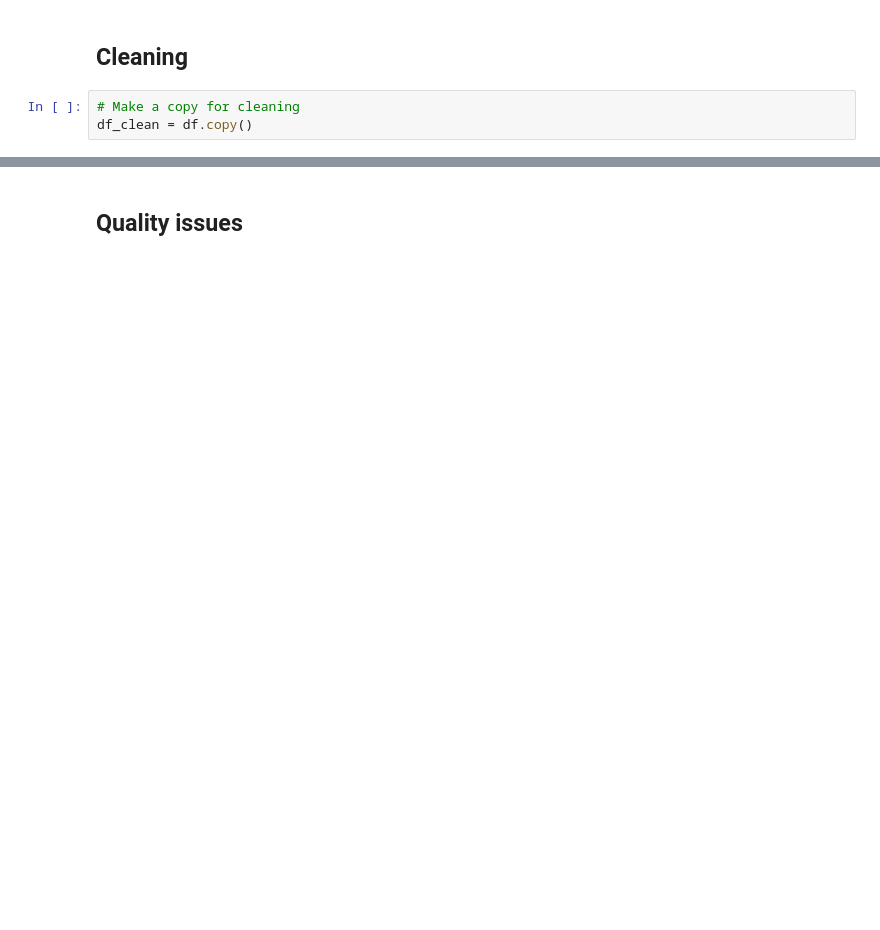
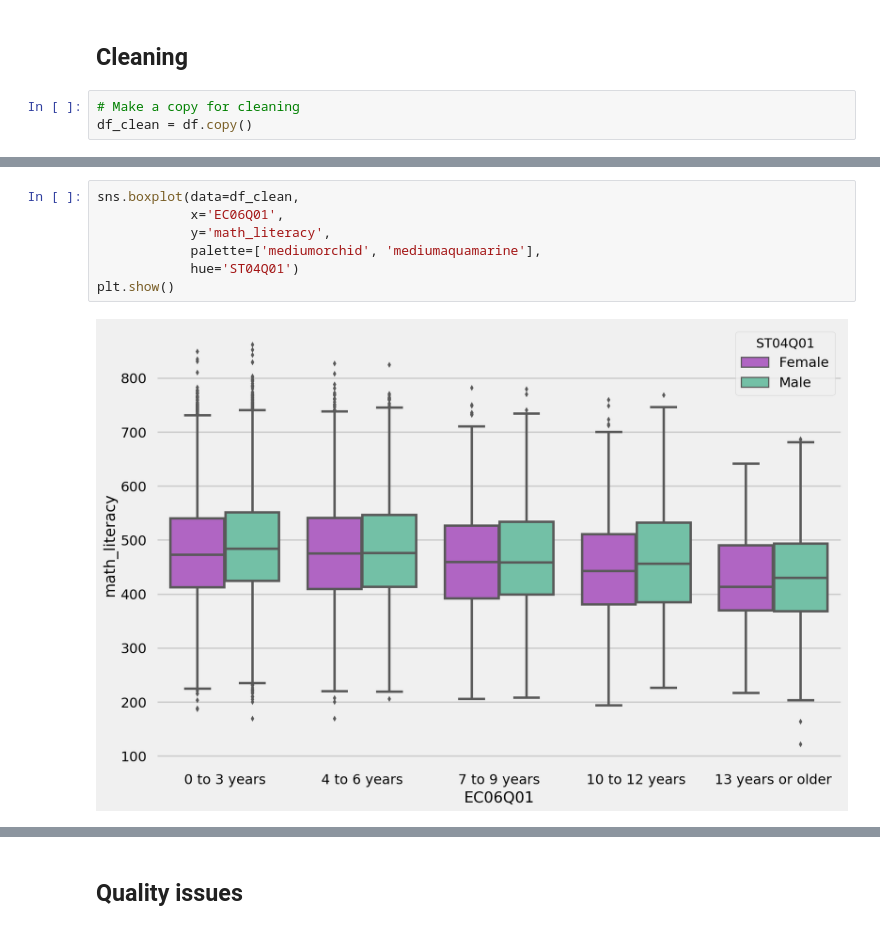
Before and after one commit to kennethn/data-analyst-nanodegree, a Jupyter notebook: 5_Communicate_Data_Findings/PISA_Data_Exploration.ipynb, the cells around one changed output, grey strips where cells are left out. Drawn from its saved outputs; the diff is of its cells as text; blank space fills up the shorter version.

```diff
--- a/5_Communicate_Data_Findings/PISA_Data_Exploration.ipynb
+++ b/5_Communicate_Data_Findings/PISA_Data_Exploration.ipynb
@@ -225,0 +166,9 @@ Name: CNT, dtype: int64
+# %%
+sns.boxplot(data=df_clean,
+            x='EC06Q01',
+            y='math_literacy',
+            palette=['mediumorchid', 'mediumaquamarine'],
+            hue='ST04Q01')
+plt.show()
+# %% [output]
+[figure, added]
```
Also changed, not shown: parts of 60 cells of this notebook, 7 other files.
